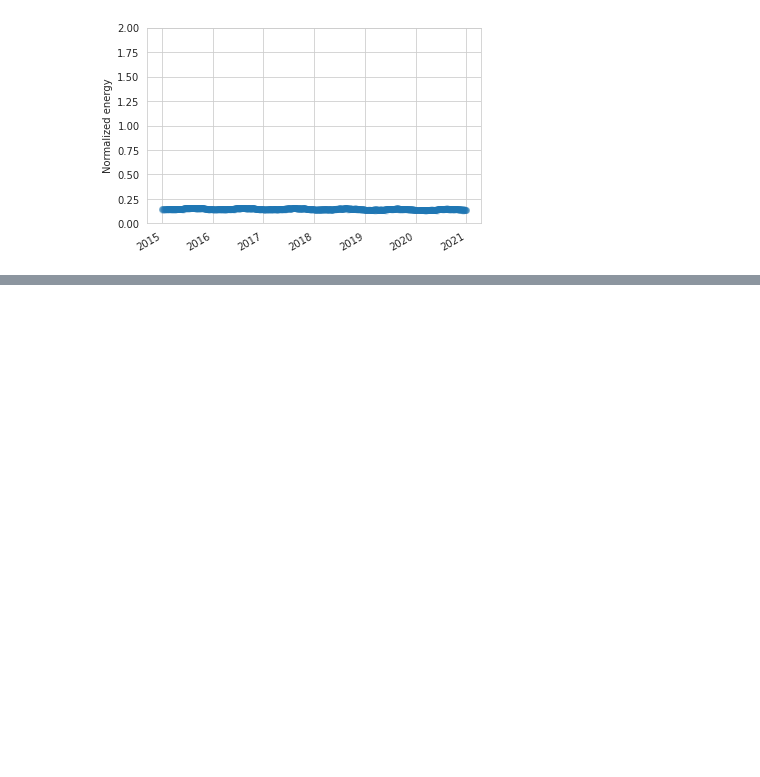
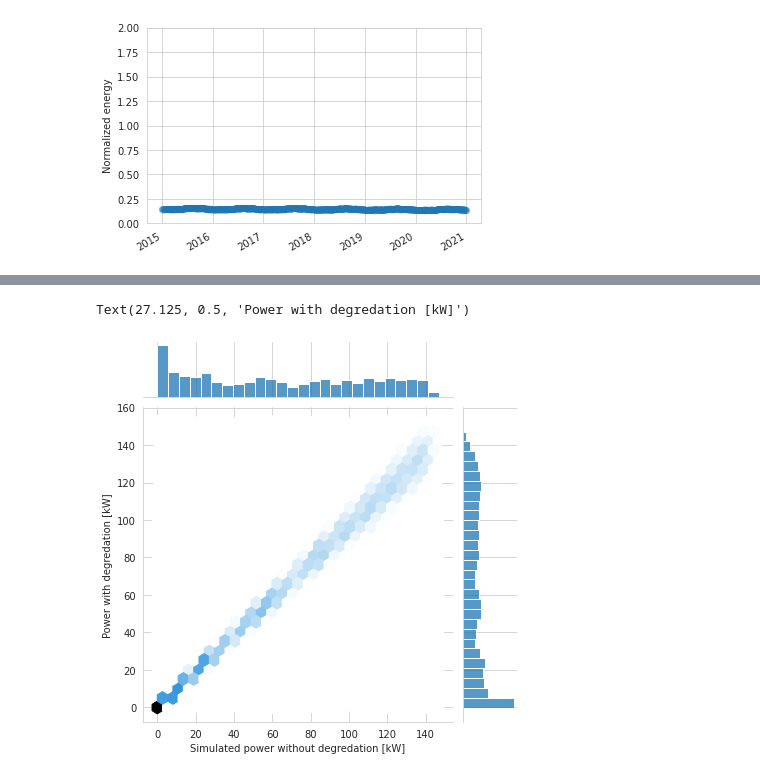
Before and after one commit to nicolasholland/VariousProjects, a Jupyter notebook: notebooks/Degredation.ipynb, the cells around one changed output, grey strips where cells are left out. Saved outputs shown, nothing was run; the diff lists cells and outputs as text; code cells hidden in the pictures; blank space fills up the shorter version.

Commit message:
enh: finalized our degredation notebook

```diff
--- a/notebooks/Degredation.ipynb
+++ b/notebooks/Degredation.ipynb
@@ -275,0 +346,41 @@ degradation_fig = rdtools.degradation_summary_plots(
+# %%
+df3 = df.copy()
+df3 = df3.join(pd.Series(mc.ac, name="power_ac"))
+df3 = df3.join(pd.Series(mc.total_irrad.poa_global, name="poa"))
+
+def _gen_year(year, factor, rand_factor=15):
+    retval = df3.set_index(
+        pd.date_range(year, freq="1h", periods=len(df3)))
+    def _rand2(x):
+        return x * (factor + rand_factor * _rand())
+    retval["power_ac"] = retval["power_ac"].groupby(
+        pd.Grouper(freq='D')).apply(lambda x:_rand2(x))
+    return retval
+
+years = []
+years.append(_gen_year("2015-01-01", 1.0, rand_factor=0 ))
+years.append(_gen_year("2016-01-01", 1.0, rand_factor=0 ))
+years.append(_gen_year("2017-01-01", 1.0, rand_factor=0 ))
+years.append(_gen_year("2018-01-01", 1.0, rand_factor=0 ))
+years.append(_gen_year("2019-01-01", 1.0, rand_factor=0 ))
+years.append(_gen_year("2020-01-01", 1.0, rand_factor=0 ))
+
+df3 = pd.concat(years)
+# %%
+mindex = pd.date_range("2015-01-01 00:00:00", freq="1m", periods=6*12).strftime("%Y-%m")
+
+solution = pd.Series(np.ones(6 * 12), index=mindex)
+
+def opt(x, vector):
+    idx = x.index[0].strftime("%Y-%m")
+    return x * vector.loc[idx]
+
+sns.jointplot(
+    x=df3.power_ac.groupby(pd.Grouper(freq='M')).apply(lambda x:opt(x, solution)),
+    y=df2.loc[df3.index].power_ac,
+    kind="hex")
+plt.xlabel("Simulated power without degredation [kW]")
+plt.ylabel("Power with degredation [kW]")
+# %% [output]
+Text(27.125, 0.5, 'Power with degredation [kW]')
+[figure, added]
```
Also changed, not shown: parts of 8 cells of this notebook.
